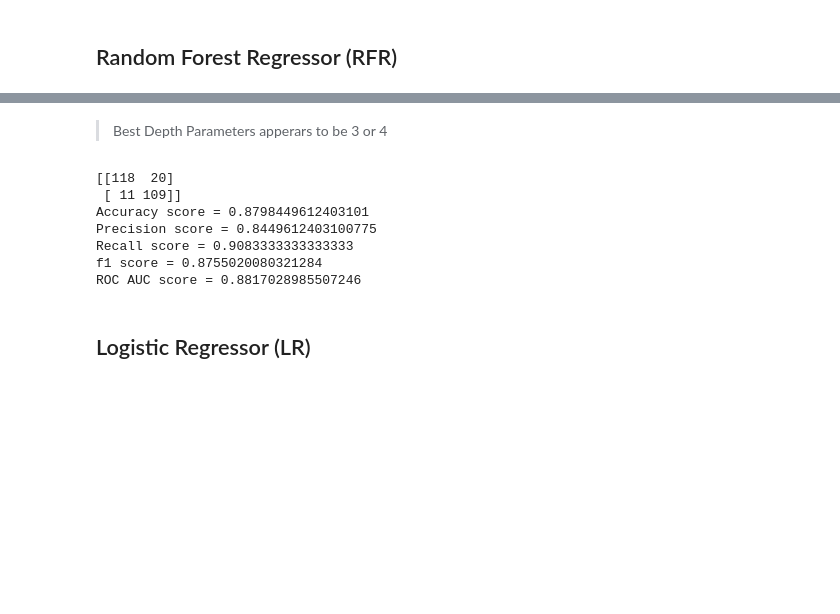
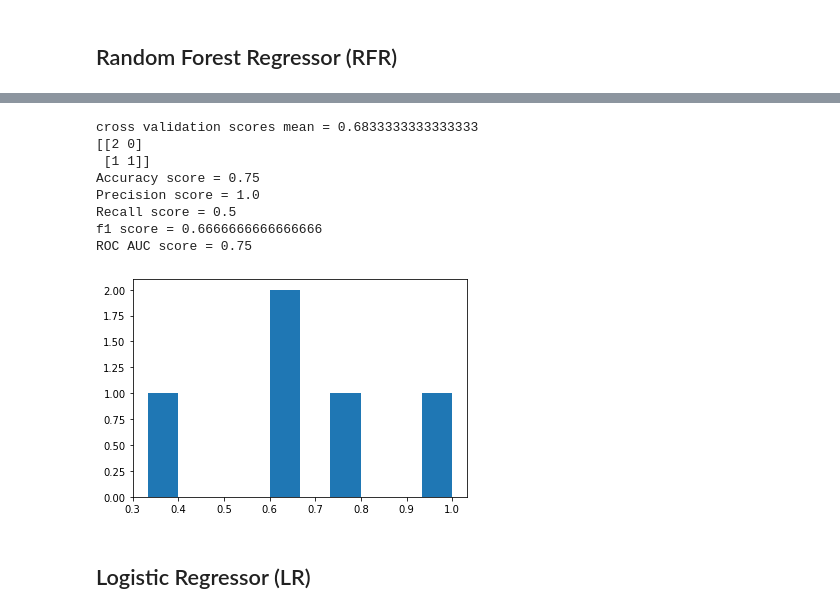
Before and after one commit to rebeccaestiarte/Project-Week-8-Final-Project, a Jupyter notebook: Final Project.ipynb, the cells around one changed output, grey strips where cells are left out. Drawn from its saved outputs; the diff is of its cells as text; code cells hidden in the pictures; blank space fills up the shorter version.

```diff
--- a/Final Project.ipynb
+++ b/Final Project.ipynb
@@ -825,0 +875,5 @@ X_train, X_test, y_train, y_test = train_test_split(X, y, test_size=0.20 , shuff
+# %%
+from sklearn.utils import shuffle
+df_ori = df.copy()
+df = shuffle(df)
+df
@@ -826,2 +899,6 @@ X_train, X_test, y_train, y_test = train_test_split(X, y, test_size=0.20 , shuff
+# %%
+#test2
+X = df[["Alpha_Q2", "Alpha_Q3", "Beta_Q2", "Beta_Q3", "Gamma_Q2", "Gamma_Q3", "Delta_Q2","Delta_Q3", "Theta_Q2", "Theta_Q3"]]
+y = df["Activity"]
 # %% [markdown]
 ## Random Forest Regressor (RFR)
@@ -881,24 +905,27 @@ absolute difference: 0.13117398093359636
-# %% [markdown]
-> Best Depth Parameters apperars to be 3 or 4
 # %%
-rfr = RandomForestClassifier(max_depth=4).fit(X_train, y_train)
-
+rfr = RandomForestClassifier(max_depth=5).fit(X_train, y_train)
 rfr_y_predict = rfr.predict(X_test)
 # %%
+cv_scores = cross_val_score(rfr, X, y)
+print("cross validation scores mean =", cv_scores.mean())
+plt.hist(cv_scores)
+
 print(confusion_matrix(y_test, rfr_y_predict))
 print(f'Accuracy score = {accuracy_score(y_test, rfr_y_predict)}')
 print(f'Precision score = {precision_score(y_test, rfr_y_predict)}')
 print(f'Recall score = {recall_score(y_test, rfr_y_predict)}')
 print(f'f1 score = {f1_score(y_test, rfr_y_predict)}')
 print(f'ROC AUC score = {roc_auc_score(y_test, rfr_y_predict)}')
 # %% [output]
-[[118  20]
- [ 11 109]]
-Accuracy score = 0.8798449612403101
-Precision score = 0.8449612403100775
-Recall score = 0.9083333333333333
-f1 score = 0.8755020080321284
-ROC AUC score = 0.8817028985507246
+cross validation scores mean = 0.6833333333333333
+[[2 0]
+ [1 1]]
+Accuracy score = 0.75
+Precision score = 1.0
+Recall score = 0.5
+f1 score = 0.6666666666666666
+ROC AUC score = 0.75
+[figure, added]
 # %% [markdown]
 ## Logistic Regressor (LR)
 # %%
```
Also changed, not shown: parts of 20 cells of this notebook, 9 other files.
